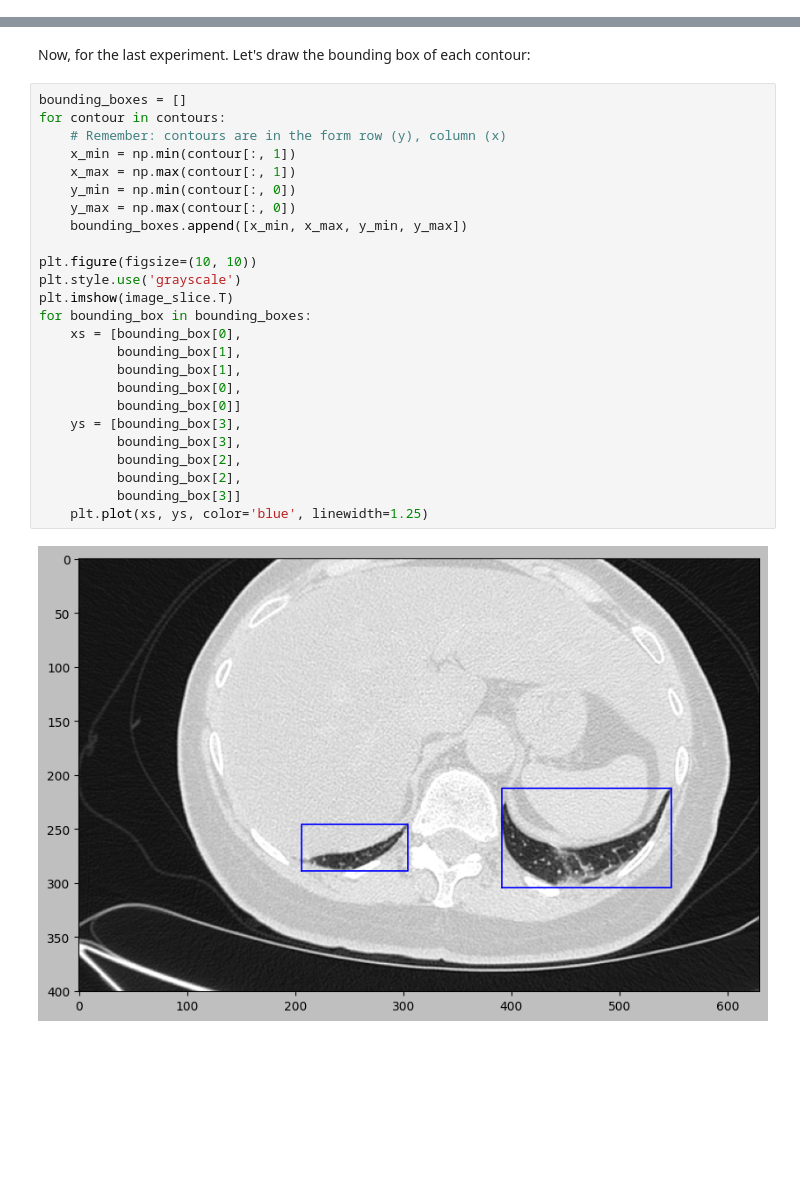
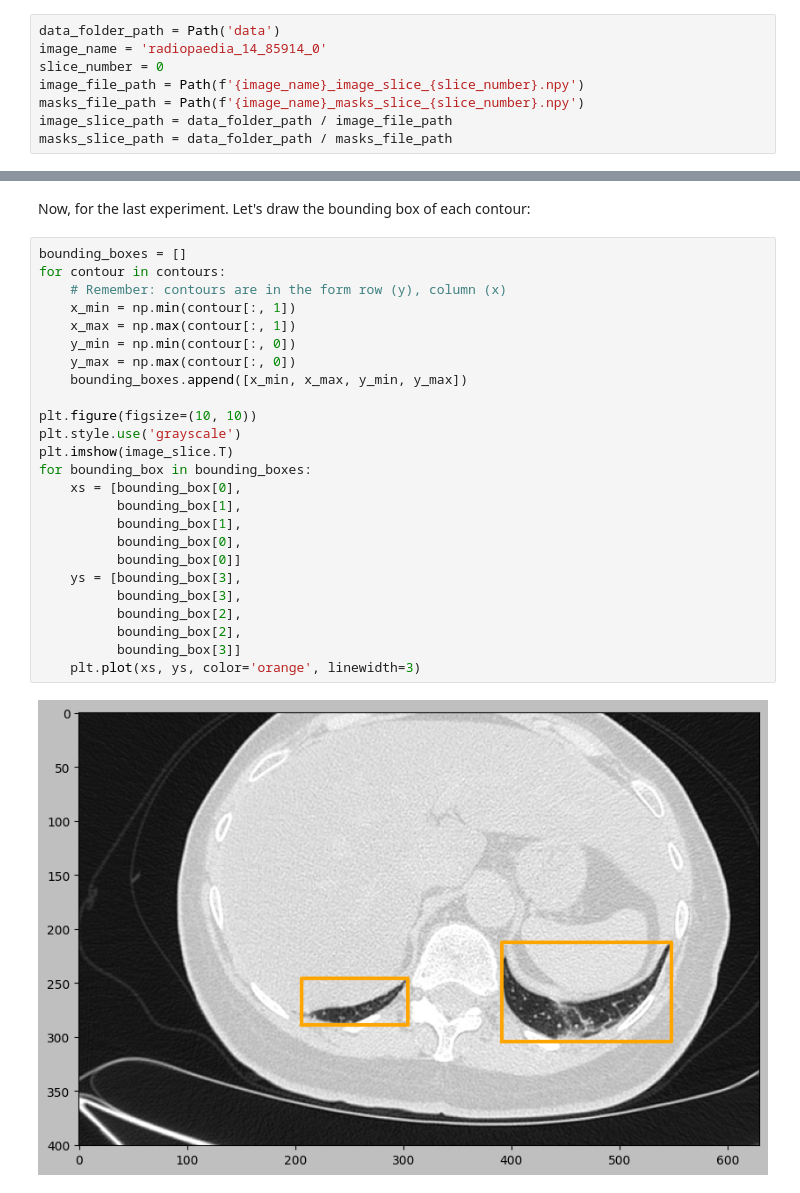
Before and after one commit to i3uex/sam, a Jupyter notebook: notebooks/coordinates_conventions.ipynb, the cells around one changed output, grey strips where cells are left out. Saved outputs shown, nothing was run; the diff lists cells and outputs as text; blank space fills up the shorter version.

```diff
--- a/notebooks/coordinates_conventions.ipynb
+++ b/notebooks/coordinates_conventions.ipynb
@@ -26 +22,9 @@ masks_slice_path = data_folder_path / Path(f'radiopaedia_14_85914_0_masks_slice_
+# %%
+data_folder_path = Path('data')
+image_name = 'radiopaedia_14_85914_0'
+slice_number = 0
+image_file_path = Path(f'{image_name}_image_slice_{slice_number}.npy')
+masks_file_path = Path(f'{image_name}_masks_slice_{slice_number}.npy')
+image_slice_path = data_folder_path / image_file_path
+masks_slice_path = data_folder_path / masks_file_path
 # %% [markdown]
@@ -167,28 +173,28 @@ Now, for the last experiment. Let's draw the bounding box of each contour:
 # %%
 bounding_boxes = []
 for contour in contours:
     # Remember: contours are in the form row (y), column (x)
     x_min = np.min(contour[:, 1])
     x_max = np.max(contour[:, 1])
     y_min = np.min(contour[:, 0])
     y_max = np.max(contour[:, 0])
     bounding_boxes.append([x_min, x_max, y_min, y_max])
 
 plt.figure(figsize=(10, 10))
 plt.style.use('grayscale')
 plt.imshow(image_slice.T)
 for bounding_box in bounding_boxes:
     xs = [bounding_box[0],
           bounding_box[1],
           bounding_box[1],
           bounding_box[0],
           bounding_box[0]]
     ys = [bounding_box[3],
           bounding_box[3],
           bounding_box[2],
           bounding_box[2],
           bounding_box[3]]
-    plt.plot(xs, ys, color='blue', linewidth=1.25)
+    plt.plot(xs, ys, color='orange', linewidth=3)
 # %% [output]
-[figure, old version]
+[figure, new version]
 # %% [markdown]
```
Also changed, not shown: parts of 10 cells of this notebook, 1 other file.
